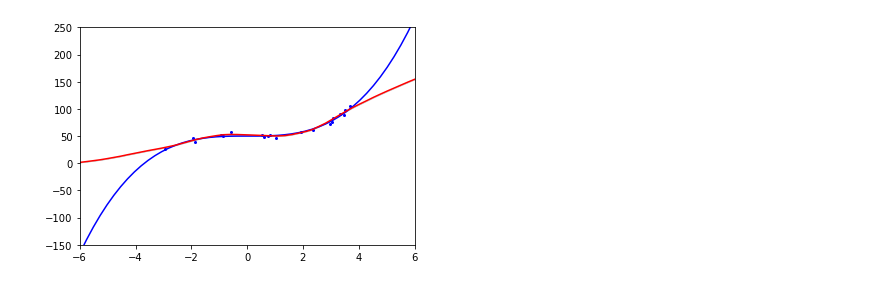
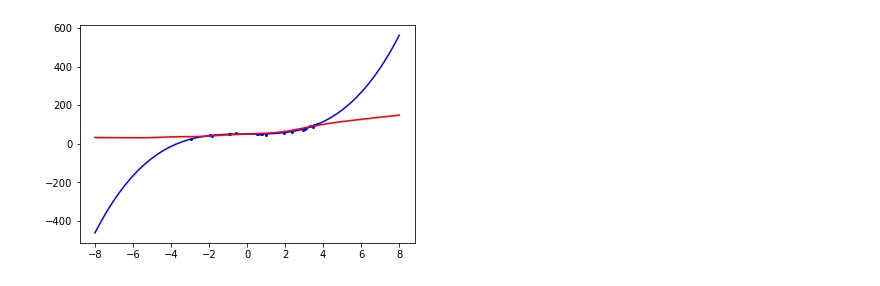
Before and after one commit to Feuermagier/VariationalBayesianDL, a Jupyter notebook: ToyRegression.ipynb, the cells around one changed output. Saved outputs shown, nothing was run; the diff lists cells and outputs as text; code cells hidden in the pictures.

```diff
--- a/ToyRegression.ipynb
+++ b/ToyRegression.ipynb
@@ -14,7 +14,7 @@ torch.manual_seed(42)
 
 batch_size = 2
 
-trainset = toy.CubicToyDataset(min=-4, max=4, sample_count=20, noise=3, normalize=True)
+trainset = toy.CubicToyDataset(min=-4, max=4, sample_count=20, noise=3, normalize=True, offset=50)
 #trainset = toy.TrigonometricToyDataset(sample_count=200, normalize=True)
 trainloader = torch.utils.data.DataLoader(trainset, batch_size, shuffle=True)
 
@@ -58,7 +31,7 @@ model = nn.Sequential(
 )
 
 optimizer = torch.optim.SGD(model.parameters(), lr=0.01, weight_decay=0.001)
-for epoch in range(1000):
+for epoch in range(160):
     epoch_loss = torch.tensor(0, dtype=torch.float)
     for data, target in trainloader:
         optimizer.zero_grad()
@@ -67,9 +40,9 @@ for epoch in range(1000):
         loss.backward()
         optimizer.step()
         epoch_loss += loss
-    if epoch % 10 == 0:
+    if epoch % 100 == 0:
         print(f"Epoch {epoch}: loss {epoch_loss / (len(trainloader) * batch_size)}")
 print(f"Final loss {epoch_loss / (len(trainloader) * batch_size)}")
-plot(lambda input: (model(input), torch.tensor(0)))
+trainset.plot(lambda input: (model(input), torch.tensor(0)))
 # %% [output]
 Epoch 0: loss 0.06276226788759232
@@ -92,4 +52,4 @@ RMSE 77.13068389892578
-[figure, old version]
+[figure, new version]
 # %%
 # SWAG trained with SGD and L2 regularization (lr is currently not adjusted for SWAG)
 
```
Also changed, not shown: parts of 6 cells of this notebook, 4 other files.
